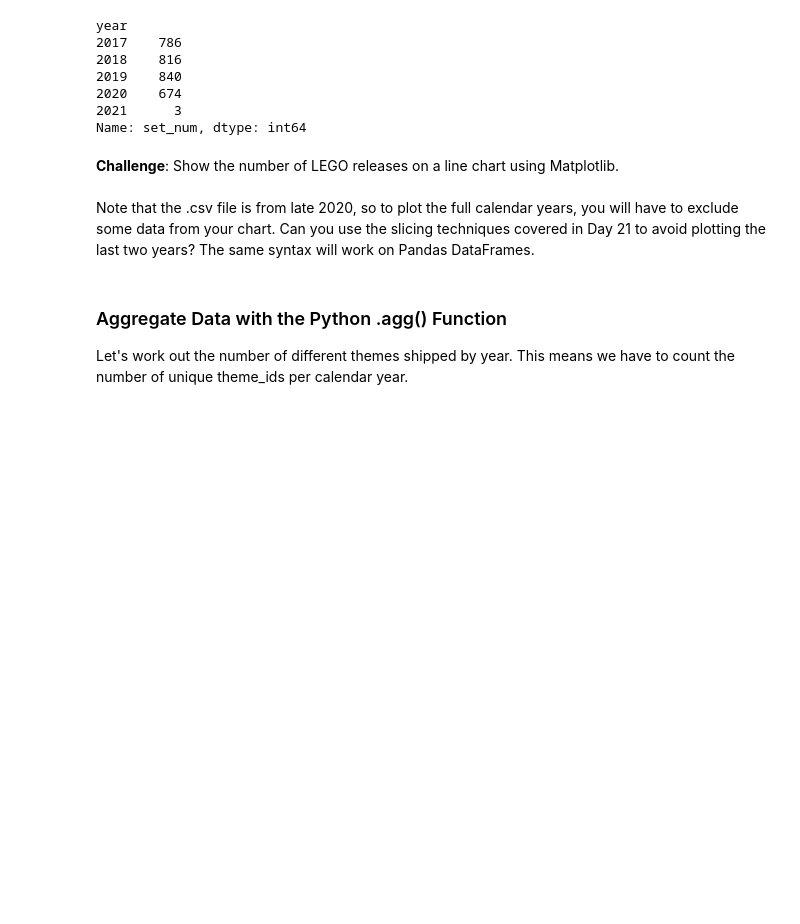
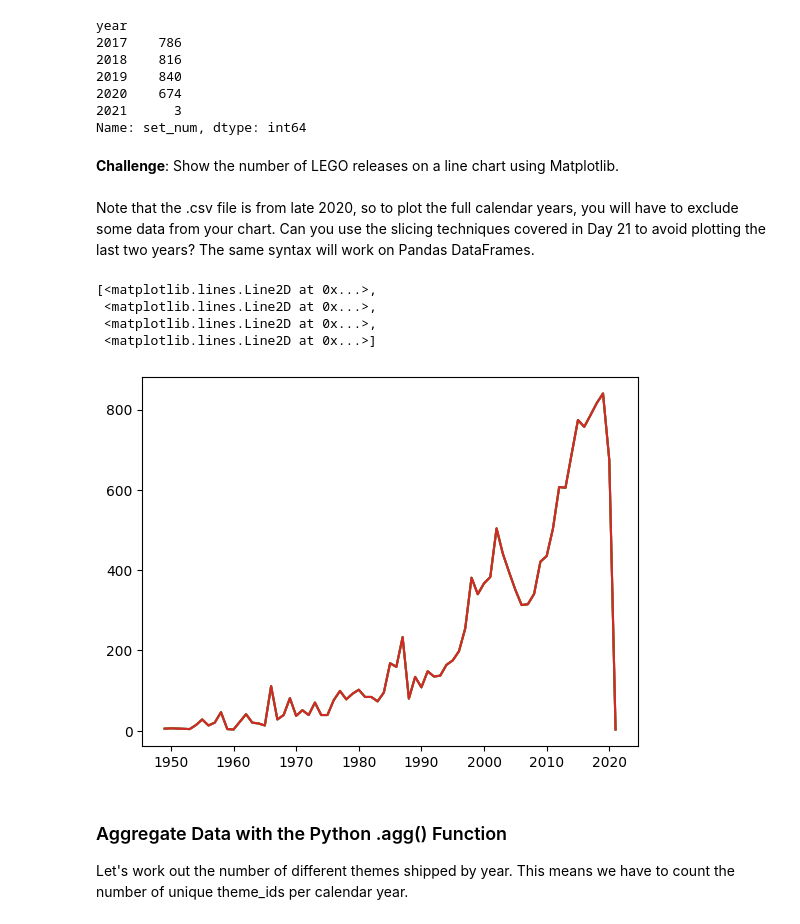
Before and after one commit to Xor01/Analyzing-LEGO-dataset, a Jupyter notebook: Lego_Analysis_for_Course_(start).ipynb, the cells around one changed output. Saved outputs shown, nothing was run; the diff lists cells and outputs as text; code cells hidden in the pictures; blank space fills up the shorter version.

Commit message:
create a plot describe lego sets per year

```diff
--- a/Lego_Analysis_for_Course_(start).ipynb
+++ b/Lego_Analysis_for_Course_(start).ipynb
@@ -157,6 +157,14 @@ Name: set_num, dtype: int64
 **Challenge**: Show the number of LEGO releases on a line chart using Matplotlib. <br>
 <br>
 Note that the .csv file is from late 2020, so to plot the full calendar years, you will have to exclude some data from your chart. Can you use the slicing techniques covered in Day 21 to avoid plotting the last two years? The same syntax will work on Pandas DataFrames.
+# %%
+plt.plot(num_set_per_year.index, num_set_per_year)
+# %% [output]
+[<matplotlib.lines.Line2D at 0x...>,
+ <matplotlib.lines.Line2D at 0x...>,
+ <matplotlib.lines.Line2D at 0x...>,
+ <matplotlib.lines.Line2D at 0x...>]
+[figure, added]
 # %% [markdown]
 ### Aggregate Data with the Python .agg() Function
 
```
